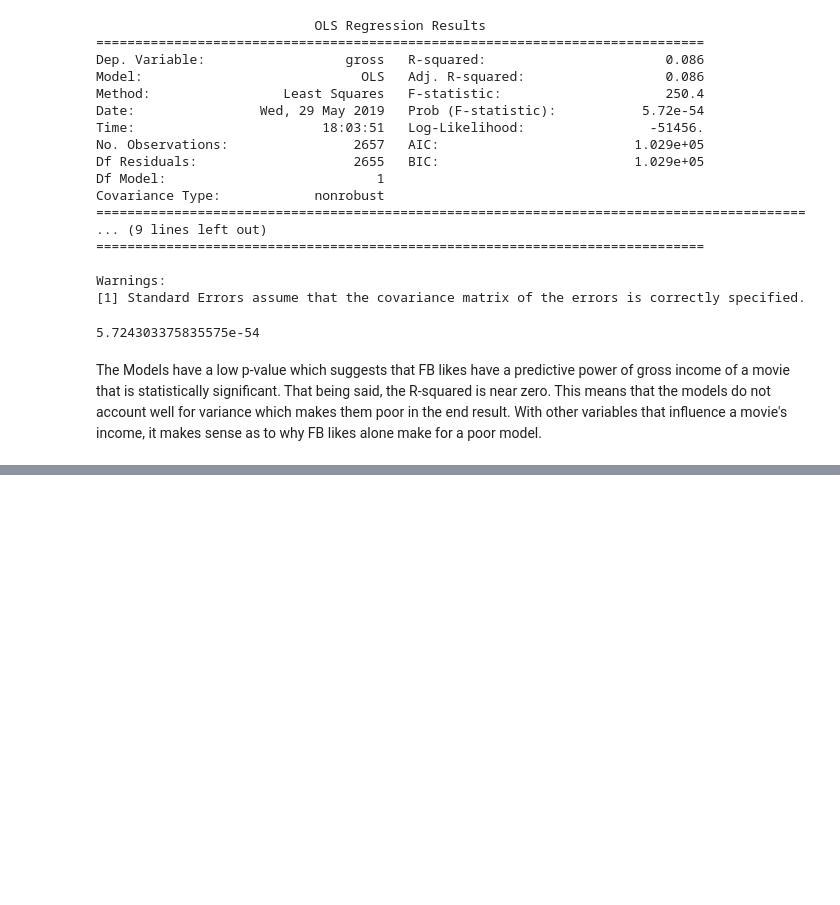
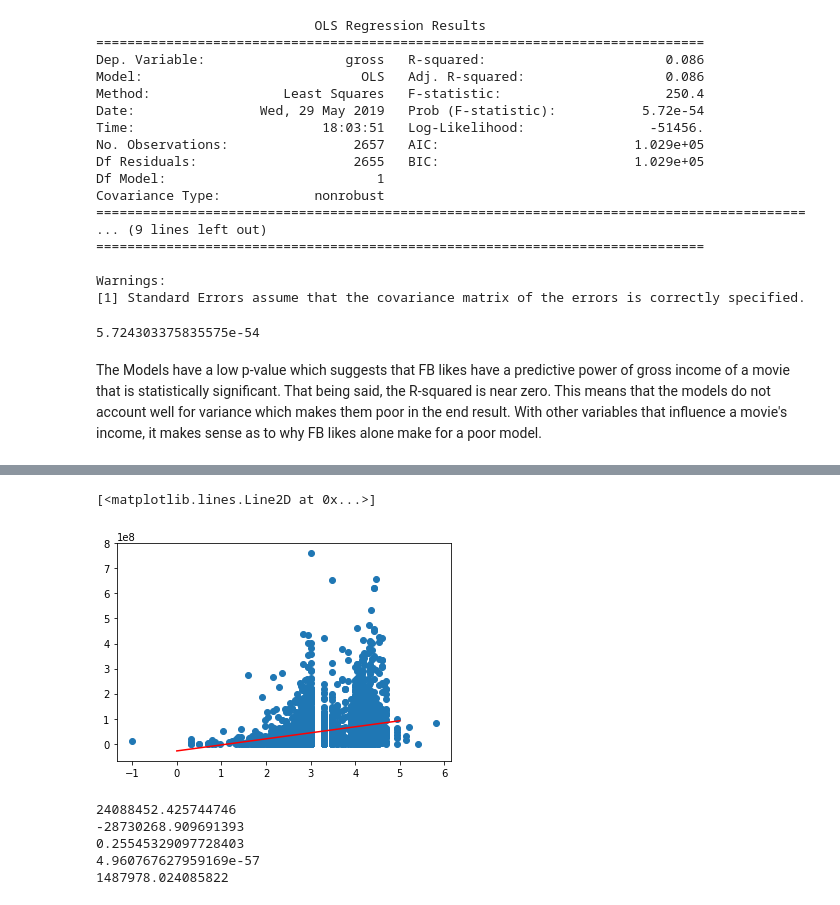
Before and after one commit to Hope93/COGS108_Repo, a Jupyter notebook: Brandon's Regressions.ipynb, the cells around one changed output, grey strips where cells are left out. Saved outputs shown, nothing was run; the diff lists cells and outputs as text; code cells hidden in the pictures; blank space fills up the shorter version.

```diff
--- a/Brandon's Regressions.ipynb
+++ b/Brandon's Regressions.ipynb
@@ -501,3 +502,6 @@ pvaldreg
 5.724303375835575e-54
 # %% [markdown]
 The Models have a low p-value which suggests that FB likes have a predictive power of gross income of a movie that is statistically significant. That being said, the R-squared is near zero. This means that the models do not account well for variance which makes them poor in the end result. With other variables that influence a movie's income, it makes sense as to why FB likes alone make for a poor model.
+# %%
+movies_df.dropna(inplace = True)
+sum(movies_df['actor_1_facebook_likes']==0)
@@ -503,0 +510,6 @@ The Models have a low p-value which suggests that FB likes have a predictive pow
+# %%
+#add .1 weight to all likes
+movies_df['actor_1_facebook_likes'] = movies_df.actor_1_facebook_likes.apply(lambda x: x+.1)
+movies_df.actor_2_facebook_likes.apply(lambda x: x+.1)
+movies_df.actor_3_facebook_likes.apply(lambda x: x+.1)
+movies_df.director_facebook_likes.apply(lambda x: x+.1)
@@ -503,0 +534,22 @@ The Models have a low p-value which suggests that FB likes have a predictive pow
+# %%
+#Changing like values of actor 1 using log10
+movies_df['actor_1_facebook_likes_log'] = np.log10(movies_df['actor_1_facebook_likes'])
+
+#Scatterplot for actor1_facebook_likes and movie gross with regression line
+#max actor_1 likes
+max_logactor1_likes = movies_df.actor_1_facebook_likes_log.max()
+
+a1, b1 = np.polyfit(movies_df.actor_1_facebook_likes_log, movies_df.gross, 1)
+
+pred_loglikes1_list = list()
+for i in np.arange(0, max_logactor1_likes):
+    pred_loglikes1_list.append((a1 * i) + b1)
+
+pred_loglikes1 = np.array(pred_loglikes1_list)
+
+plt.scatter(movies_df.actor_1_facebook_likes_log, movies_df.gross)
+
+plt.plot(np.arange(0, max_logactor1_likes), pred_loglikes1, color='red')
+# %% [output]
+[<matplotlib.lines.Line2D at 0x...>]
+[figure, added]
@@ -503,0 +560,12 @@ The Models have a low p-value which suggests that FB likes have a predictive pow
+# %%
+print (slope)
+print (intercept)
+print (r_value)
+print (p_value)
+print (std_err)
+# %% [output]
+24088452.425744746
+-28730268.909691393
+0.25545329097728403
+4.960767627959169e-57
+1487978.024085822
```
Also changed, not shown: parts of 5 cells of this notebook.
